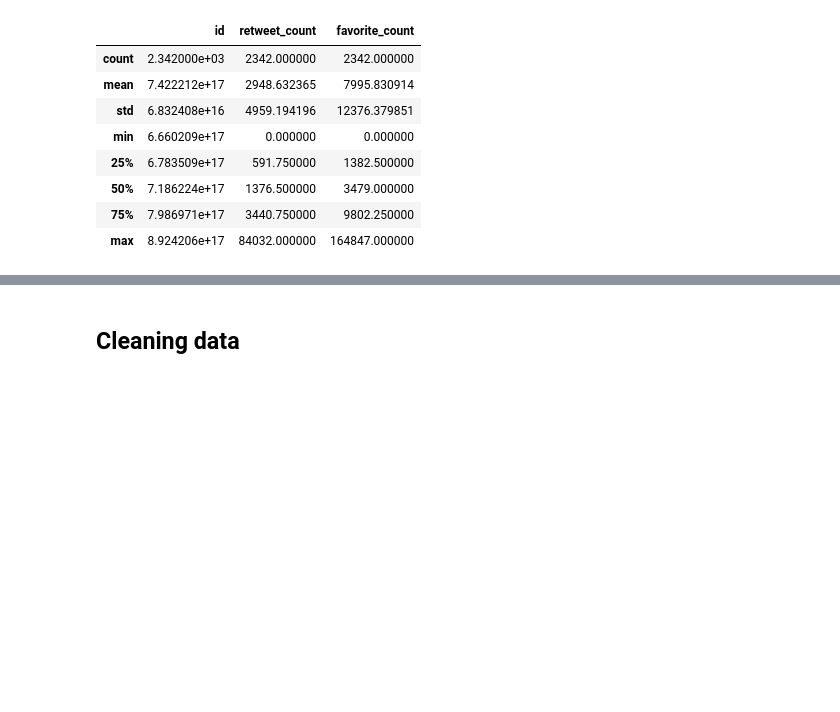
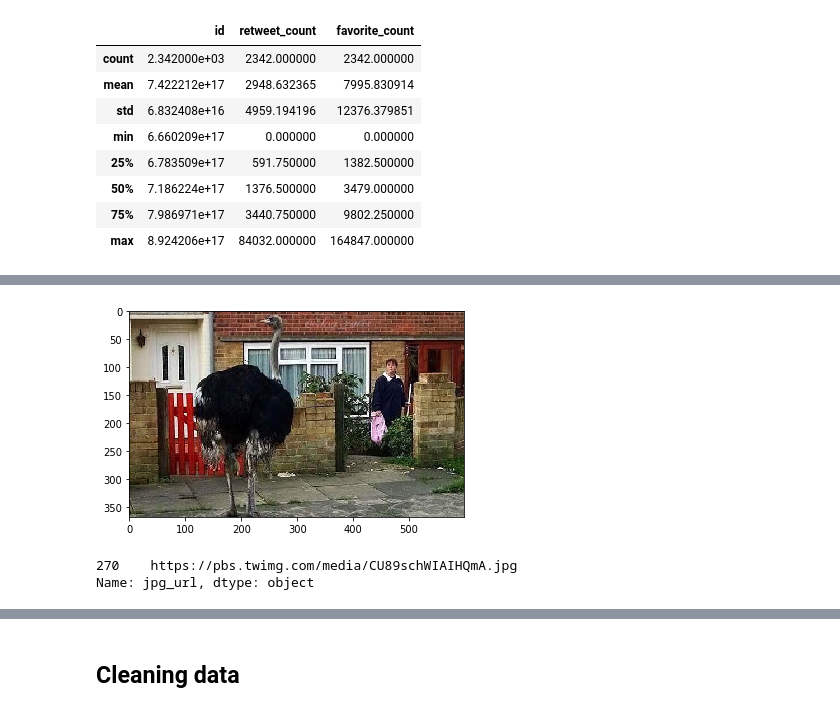
Before and after one commit to taglitis/weratedogs, a Jupyter notebook: wrangle_act.ipynb, the cells around one changed output, grey strips where cells are left out. Drawn from its saved outputs; the diff is of its cells as text; code cells hidden in the pictures; blank space fills up the shorter version.

Commit message:
feat: analysing and visualizing

```diff
--- a/wrangle_act.ipynb
+++ b/wrangle_act.ipynb
@@ -352,0 +368,10 @@ tweets_api.describe()
+# %%
+img=mpimg.imread('straus.jpg')
+imgplot = plt.imshow(img)
+# %% [output]
+[figure, added]
+# %%
+prediction.query('tweet_id == "670822709593571328"').jpg_url
+# %% [output]
+270    https://pbs.twimg.com/media/CU89schWIAIHQmA.jpg
+Name: jpg_url, dtype: object
```
Also changed, not shown: parts of 111 cells of this notebook, 1 other file.
